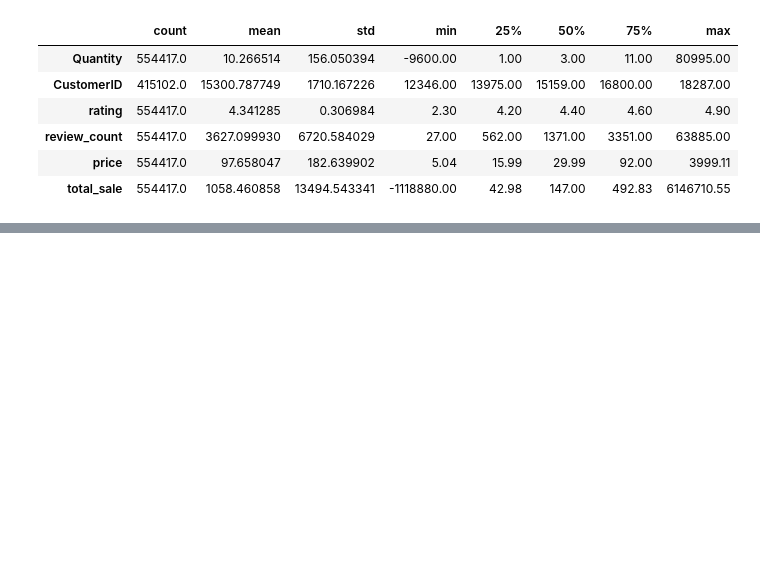
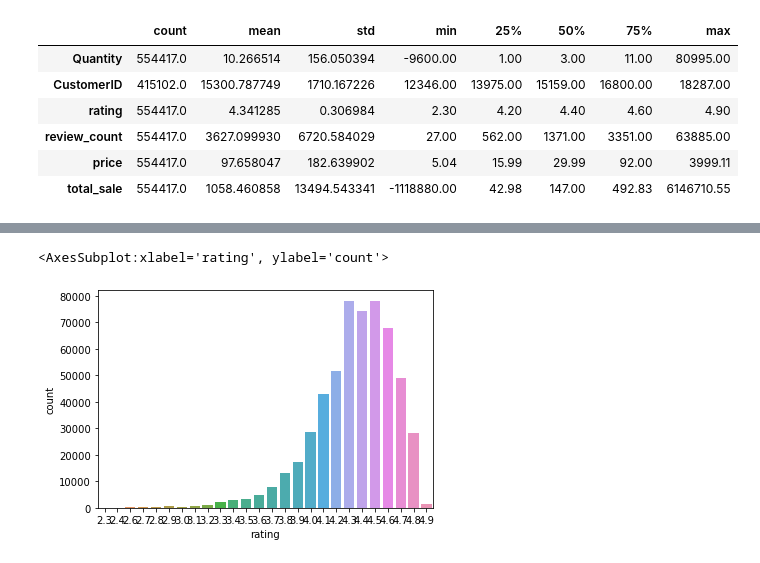
Before and after one commit to selinbulbul/ecommerce-scrape, a Jupyter notebook: Sales Data/extra_coding.ipynb, the cells around one changed output, grey strips where cells are left out. Cells and saved outputs as stored; diff of their text form; code cells hidden in the pictures; blank space fills up the shorter version.

```diff
--- a/Sales Data/extra_coding.ipynb
+++ b/Sales Data/extra_coding.ipynb
@@ -47,6 +47,8 @@ Data columns (total 16 columns):
  15  invoice_time  554417 non-null  object
 dtypes: float64(4), int64(2), object(10)
 memory usage: 67.7+ MB
+# %%
+df["invoice_date"]= pd.to_datetime(df["invoice_date"])
 # %%
 df.describe().T
 # %% [output]
@@ -77,3 +79,8 @@ df.head().T
 | ASIN | B00U2UZ40Y | B008O8EGOQ | B00VE5HQ4I | B000YIWR8G | B00U2UZ40Y |
 | invoice_date | 2019-12-09 | 2019-12-09 | 2019-12-09 | 2019-12-09 | 2019-12-09 |
 | invoice_time | 12:50:00 | 12:50:00 | 12:49:00 | 12:49:00 | 12:31:00 |
+# %%
+sb.countplot(data= df, x= "rating")
+# %% [output]
+<AxesSubplot:xlabel='rating', ylabel='count'>
+[figure, added]
```
Also changed, not shown: parts of 3 cells of this notebook.
